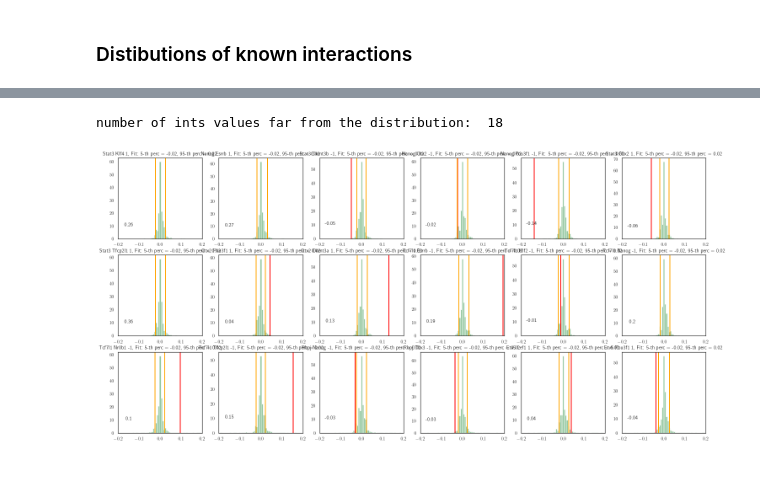
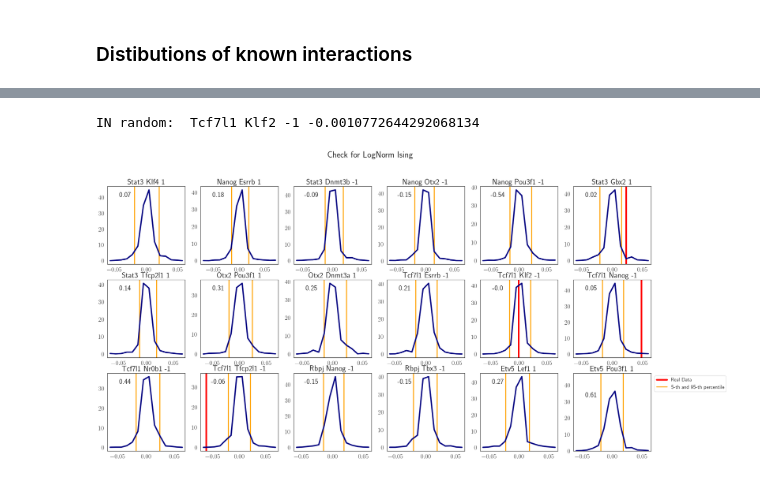
Before and after one commit to CleliaCorridori/GRN_Inference_CODE, a Jupyter notebook: Ising_InferenceMethod.ipynb, the cells around one changed output, grey strips where cells are left out. Saved outputs shown, nothing was run; the diff lists cells and outputs as text; code cells hidden in the pictures.

```diff
--- a/Ising_InferenceMethod.ipynb
+++ b/Ising_InferenceMethod.ipynb
@@ -740,47 +561,7 @@ number of ints values far from the distribution:  18
-# %%
-pN_matx_sel_rnd_all = pN_matx_sel_rnd.reshape((Ntrials*Ntest,len(genes_order),len(genes_order)))
-
-interactions_shuffled = TP_distribution(TPtrial_list, pN_matx_sel_rnd_all, genes_order)
-
-check = len(TPtrial_list)
-
-# Create a figure with 3 columns and 6 rows
-fig, axs = plt.subplots(3, 6, figsize=(25,12))
-
-# Iterate over the rows and columns of the subplot
-for ii in range(pN_Mean_info_int.shape[1]):
-    # Get the axis object for the current subplot
-    ax = axs[ii // 6, ii % 6]
-
-    # Plot the histogram
-    bins_thr = 0.15
-    bins= np.linspace(-bins_thr-0.1, bins_thr+0.1, 80)
-    nn, _,_ = ax.hist(interactions_shuffled[ii,:], bins=bins, density=True, alpha=0.6, color='g')
-    # mu, std = norm.fit(interactions_shuffled)
-    ax.set_xlim([-bins_thr-0.4, bins_thr+0.4])
-
-    # 5-th and 95-th percentile
-    pN_5perc = np.percentile(interactions_shuffled[ii,:], 5)
-    pN_95perc = np.percentile(interactions_shuffled[ii,:], 95)
-
-    # Plot the PDF
-    # xmin, xmax = ax.get_xlim()
-    # x = np.linspace(xmin, xmax, 100)
-    # p = norm.pdf(x, mu, std)
-    # ax.plot(x, p, 'k', linewidth=2)
-    ax.axvline(x=pN_Mean_info_int[2,ii], color="red", lw=2)
-    title = TPtrial_list[ii]+", Fit: 5-th perc = %.2f,  95-th perc = %.2f" % (lN_5perc, lN_95perc)
-    ax.set_title(title)
-    ax.axvline(x=pN_5perc, color="orange", lw=2)
-    ax.axvline(x=pN_95perc, color="orange", lw=2)
-    ax.text(-0.15, 10, np.round(pN_Mean_info_int[2,ii],2), fontsize=12, ha="center")
-    ax.set_xlim([-0.2, 0.2])
-
-    if (pN_Mean_info_int[2,ii]<=pN_5perc) and (pN_Mean_info_int[2,ii]>=pN_95perc):
-        print("IN random: ", TPtrial_list[ii], pN_Mean_info_int[2,ii])
-
-        check -= 1
-print("number of ints values far from the distribution: ", check)
-# %% [output]
-number of ints values far from the distribution:  18
-[figure, removed]
+# %%
+lN_matx_sel_rnd_all = lN_matx_sel_rnd.reshape((Ntrials*Ntest,len(genes_order),len(genes_order)))
+
+funcs_sanity.single_int_check(TPtrial_list, lN_matx_sel_rnd_all, lN_Mean_info_int, genes_order, text="Check for LogNorm Ising")
+# %% [output]
+IN random:  Tcf7l1 Klf2 -1 -0.0010772644292068134
+[figure, added]
```
Also changed, not shown: parts of 25 cells of this notebook, 5 other files.
